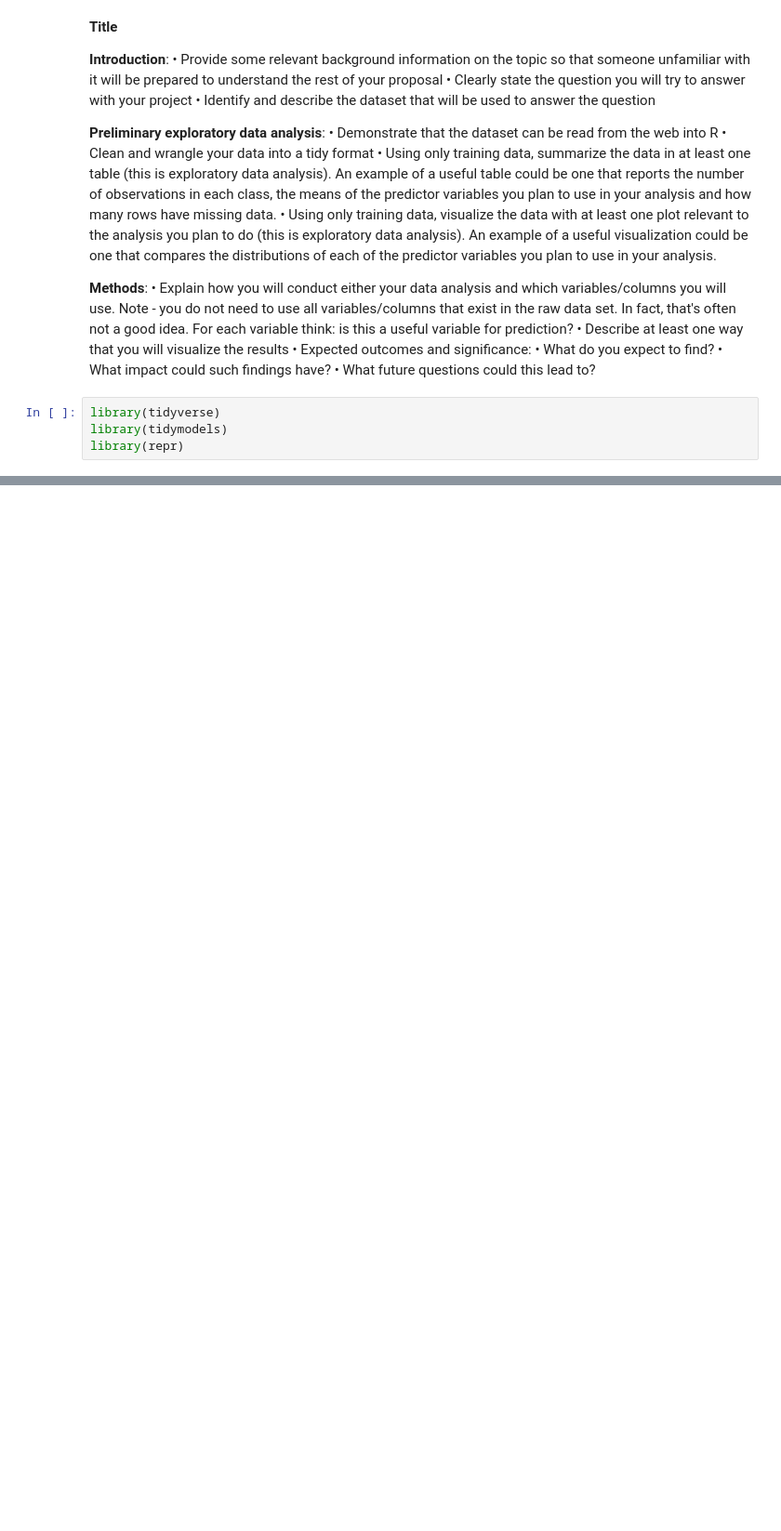
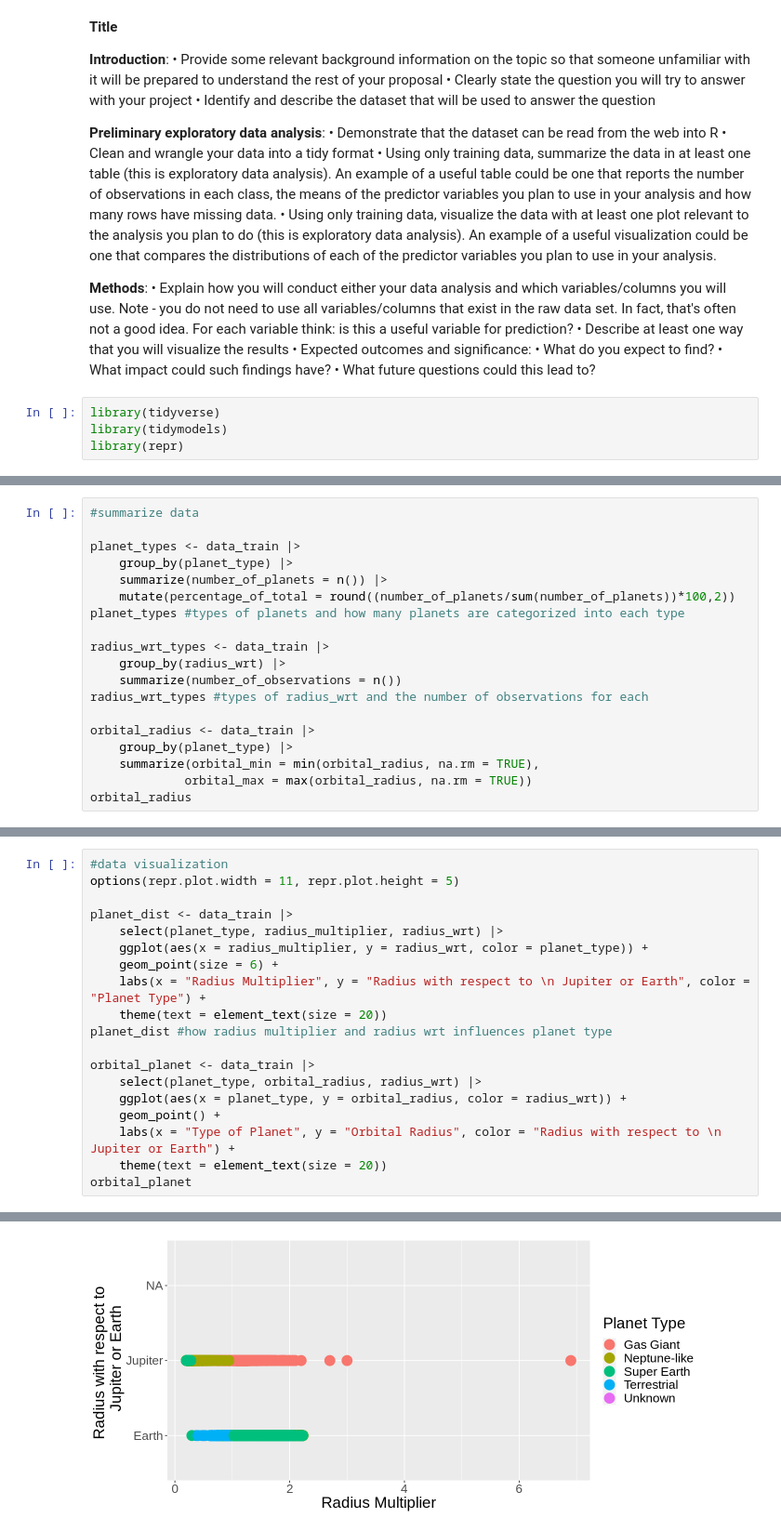
Before and after one commit to karembryo/dsci-project, a Jupyter notebook: data_sci.ipynb, the cells around one changed output, grey strips where cells are left out. Shown at 93% size. Drawn from its saved outputs; the diff is of its cells as text; blank space fills up the shorter version.

Commit message:
edited (added new table + graph)

```diff
--- a/data_sci.ipynb
+++ b/data_sci.ipynb
@@ -94,0 +45,19 @@ Warning message:
+# %%
+#summarize data
+
+planet_types <- data_train |>
+    group_by(planet_type) |>
+    summarize(number_of_planets = n()) |>
+    mutate(percentage_of_total = round((number_of_planets/sum(number_of_planets))*100,2))
+planet_types #types of planets and how many planets are categorized into each type
+
+radius_wrt_types <- data_train |>
+    group_by(radius_wrt) |>
+    summarize(number_of_observations = n())
+radius_wrt_types #types of radius_wrt and the number of observations for each
+
+orbital_radius <- data_train |>
+    group_by(planet_type) |>
+    summarize(orbital_min = min(orbital_radius, na.rm = TRUE),
+             orbital_max = max(orbital_radius, na.rm = TRUE))
+orbital_radius
@@ -94,0 +100,20 @@ Warning message:
+# %%
+#data visualization
+options(repr.plot.width = 11, repr.plot.height = 5)
+
+planet_dist <- data_train |>
+    select(planet_type, radius_multiplier, radius_wrt) |>
+    ggplot(aes(x = radius_multiplier, y = radius_wrt, color = planet_type)) +
+    geom_point(size = 6) +
+    labs(x = "Radius Multiplier", y = "Radius with respect to \n Jupiter or Earth", color = "Planet Type") +
+    theme(text = element_text(size = 20))
+planet_dist #how radius multiplier and radius wrt influences planet type
+
+orbital_planet <- data_train |>
+    select(planet_type, orbital_radius, radius_wrt) |>
+    ggplot(aes(x = planet_type, y = orbital_radius, color = radius_wrt)) +
+    geom_point() +
+    labs(x = "Type of Planet", y = "Orbital Radius", color = "Radius with respect to \n Jupiter or Earth") +
+    theme(text = element_text(size = 20))
+orbital_planet
+# %% [output]
@@ -94,0 +124 @@ Warning message:
+[figure, added]
```
Also changed, not shown: parts of 4 cells of this notebook.
